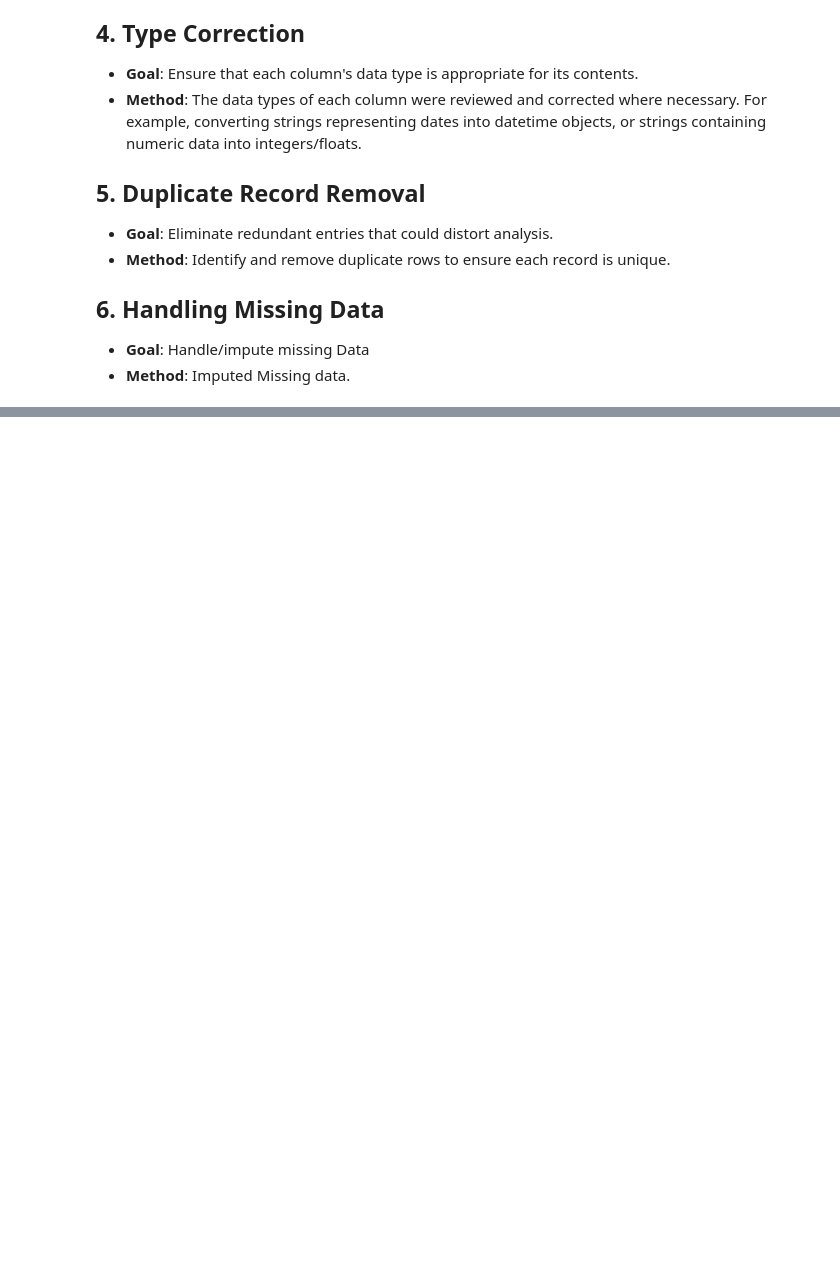
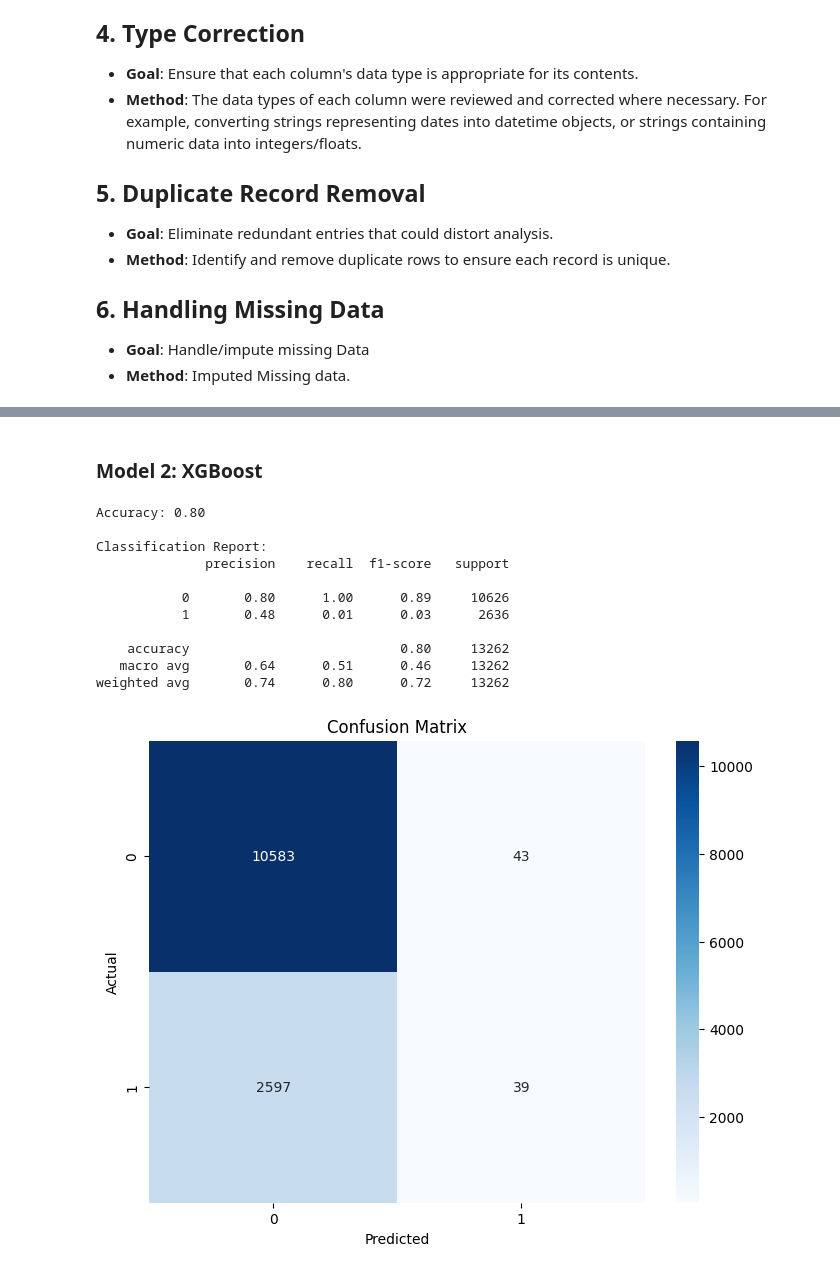
Before and after one commit to sakshamlakhera/CSE587, a Jupyter notebook: notebook/Sharan_Raj_50604183_Hypothesis_Proof.ipynb, the cells around one changed output, grey strips where cells are left out. Cells and saved outputs as stored; diff of their text form; code cells hidden in the pictures; blank space fills up the shorter version.

```diff
--- a/notebook/Sharan_Raj_50604183_Hypothesis_Proof.ipynb
+++ b/notebook/Sharan_Raj_50604183_Hypothesis_Proof.ipynb
@@ -452,0 +537,45 @@ The chart visually supports the hypothesis that marital status is associated wit
+# %% [markdown]
+### Model 2: XGBoost
+# %%
+# Prepare the features and target
+X = df_H1[drug_usage_columns_H1]
+y = df_H1['YMDELT'].replace({2: 0}) # No Depression label is transformed as 0 for Model training
+
+# Split the data
+X_train, X_test, y_train, y_test = train_test_split(X, y, test_size=0.2, random_state=42)
+
+
+# Create and train the XGBoost model
+xgb_model = XGBClassifier(random_state=72, use_label_encoder=False)
+xgb_model.fit(X_train, y_train)
+
+# Make predictions
+y_pred = xgb_model.predict(X_test)
+
+# Evaluate the model
+accuracy = accuracy_score(y_test, y_pred)
+print(f"Accuracy: {accuracy:.2f}")
+print("\nClassification Report:")
+print(classification_report(y_test, y_pred))
+
+# Plot confusion matrix
+cm = confusion_matrix(y_test, y_pred)
+plt.figure(figsize=(8, 6))
+sns.heatmap(cm, annot=True, fmt='d', cmap='Blues')
+plt.title('Confusion Matrix')
+plt.xlabel('Predicted')
+plt.ylabel('Actual')
+plt.show()
+# %% [output]
+Accuracy: 0.80
+
+Classification Report:
+              precision    recall  f1-score   support
+
+           0       0.80      1.00      0.89     10626
+           1       0.48      0.01      0.03      2636
+
+    accuracy                           0.80     13262
+   macro avg       0.64      0.51      0.46     13262
+weighted avg       0.74      0.80      0.72     13262
+[figure, added]
```
Also changed, not shown: parts of 31 cells of this notebook.
